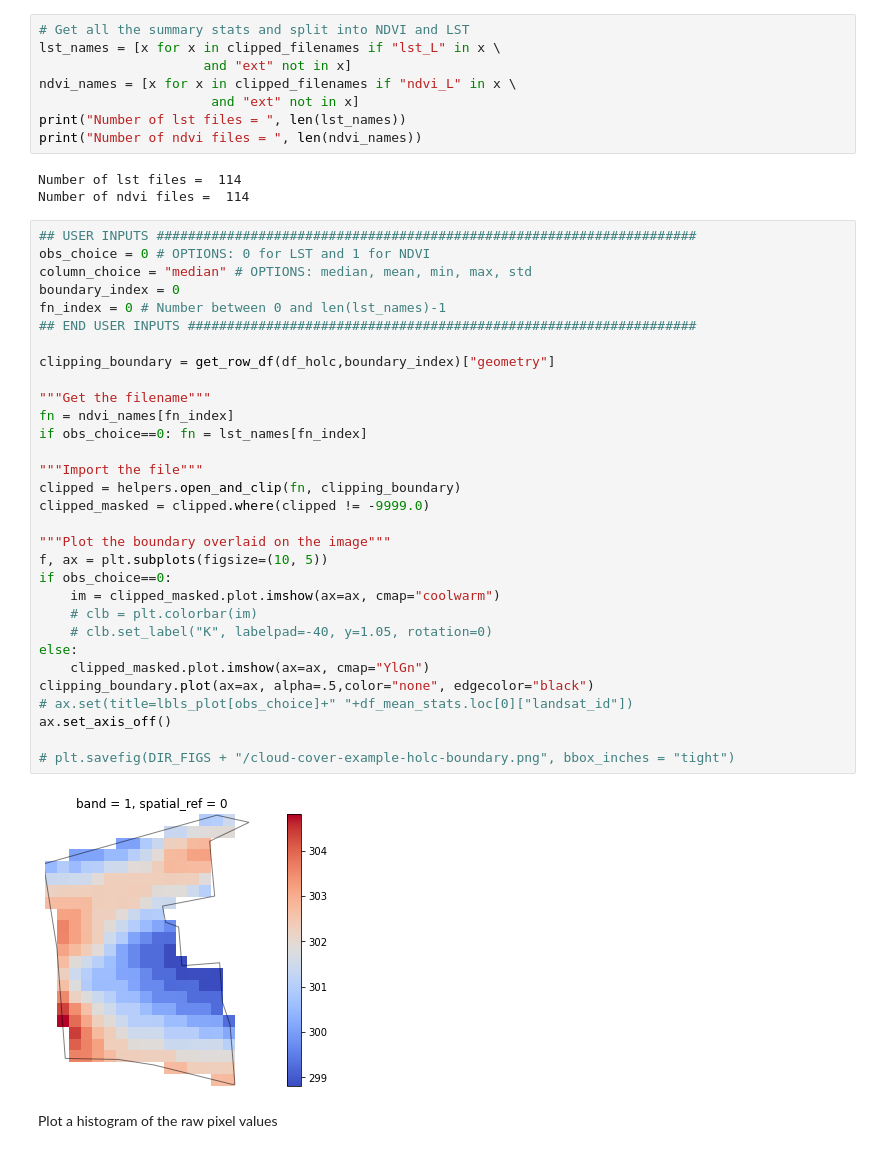
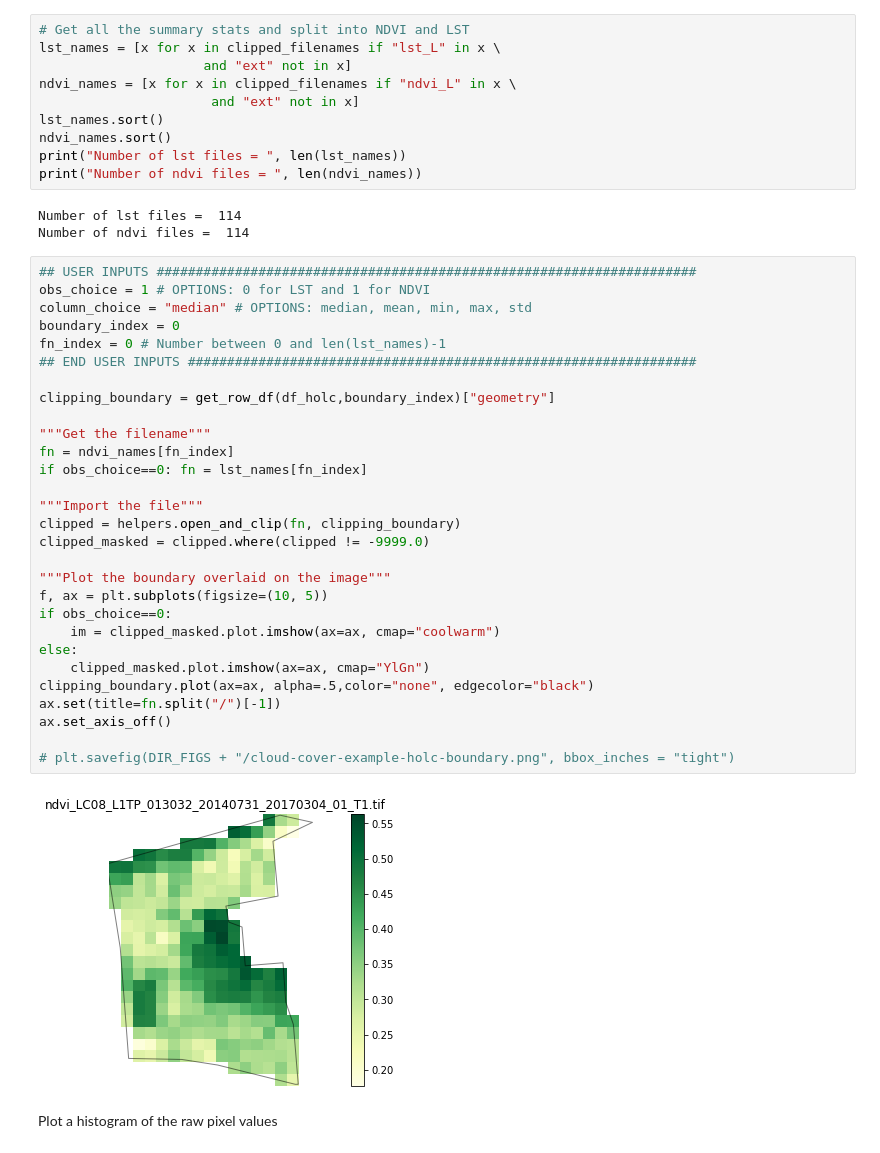
Before and after one commit to aderras/nyc-lst-ndvi, a Jupyter notebook: 00-notebooks/4_compute_summary_stats.ipynb, the cells around one changed output. Saved outputs shown, nothing was run; the diff lists cells and outputs as text.

```diff
--- a/00-notebooks/4_compute_summary_stats.ipynb
+++ b/00-notebooks/4_compute_summary_stats.ipynb
@@ -216,6 +217,8 @@ lst_names = [x for x in clipped_filenames if "lst_L" in x \
                      and "ext" not in x]
 ndvi_names = [x for x in clipped_filenames if "ndvi_L" in x \
                       and "ext" not in x]
+lst_names.sort()
+ndvi_names.sort()
 print("Number of lst files = ", len(lst_names))
 print("Number of ndvi files = ", len(ndvi_names))
 # %% [output]
@@ -223,37 +226,35 @@ Number of lst files =  114
 Number of ndvi files =  114
 # %%
 ## USER INPUTS #####################################################################
-obs_choice = 0 # OPTIONS: 0 for LST and 1 for NDVI
+obs_choice = 1 # OPTIONS: 0 for LST and 1 for NDVI
 column_choice = "median" # OPTIONS: median, mean, min, max, std
 boundary_index = 0
 fn_index = 0 # Number between 0 and len(lst_names)-1
 ## END USER INPUTS #################################################################
 
 clipping_boundary = get_row_df(df_holc,boundary_index)["geometry"]
 
 """Get the filename"""
 fn = ndvi_names[fn_index]
 if obs_choice==0: fn = lst_names[fn_index]
 
 """Import the file"""
 clipped = helpers.open_and_clip(fn, clipping_boundary)
 clipped_masked = clipped.where(clipped != -9999.0)
 
 """Plot the boundary overlaid on the image"""
 f, ax = plt.subplots(figsize=(10, 5))
 if obs_choice==0:
     im = clipped_masked.plot.imshow(ax=ax, cmap="coolwarm")
-    # clb = plt.colorbar(im)
-    # clb.set_label("K", labelpad=-40, y=1.05, rotation=0)
 else:
     clipped_masked.plot.imshow(ax=ax, cmap="YlGn")
 clipping_boundary.plot(ax=ax, alpha=.5,color="none", edgecolor="black")
-# ax.set(title=lbls_plot[obs_choice]+" "+df_mean_stats.loc[0]["landsat_id"])
+ax.set(title=fn.split("/")[-1])
 ax.set_axis_off()
 
 # plt.savefig(DIR_FIGS + "/cloud-cover-example-holc-boundary.png", bbox_inches = "tight")
 # %% [output]
-[figure, old version]
+[figure, new version]
 # %% [markdown]
 Plot a histogram of the raw pixel values
 # %%
```
Also changed, not shown: parts of 9 cells of this notebook.
